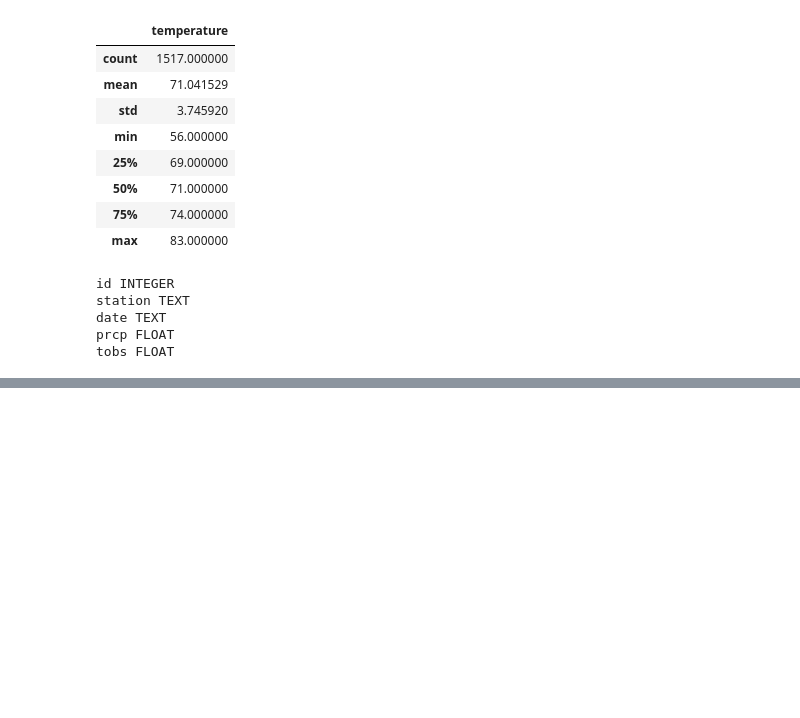
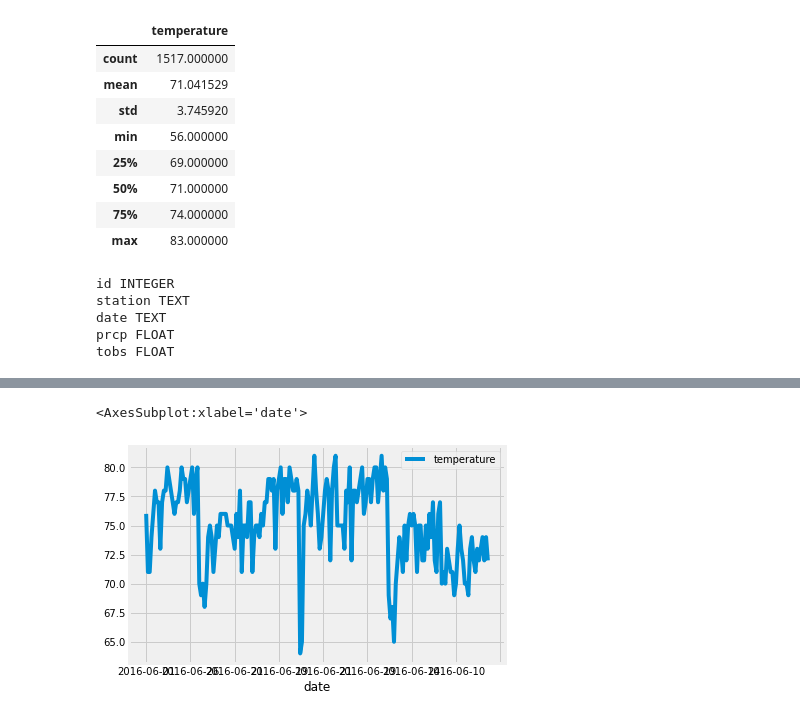
Before and after one commit to mobinapiracha/Surfs_Up, a Jupyter notebook: SurfsUp_Challenge.ipynb, the cells around one changed output, grey strips where cells are left out. Cells and saved outputs as stored; diff of their text form; code cells hidden in the pictures; blank space fills up the shorter version.

```diff
--- a/SurfsUp_Challenge.ipynb
+++ b/SurfsUp_Challenge.ipynb
@@ -88,0 +165,5 @@ tobs FLOAT
+# %%
+June_temp_df_2016.plot.line()
+# %% [output]
+<AxesSubplot:xlabel='date'>
+[figure, added]
```
Also changed, not shown: parts of 13 cells of this notebook, 8 other files.
